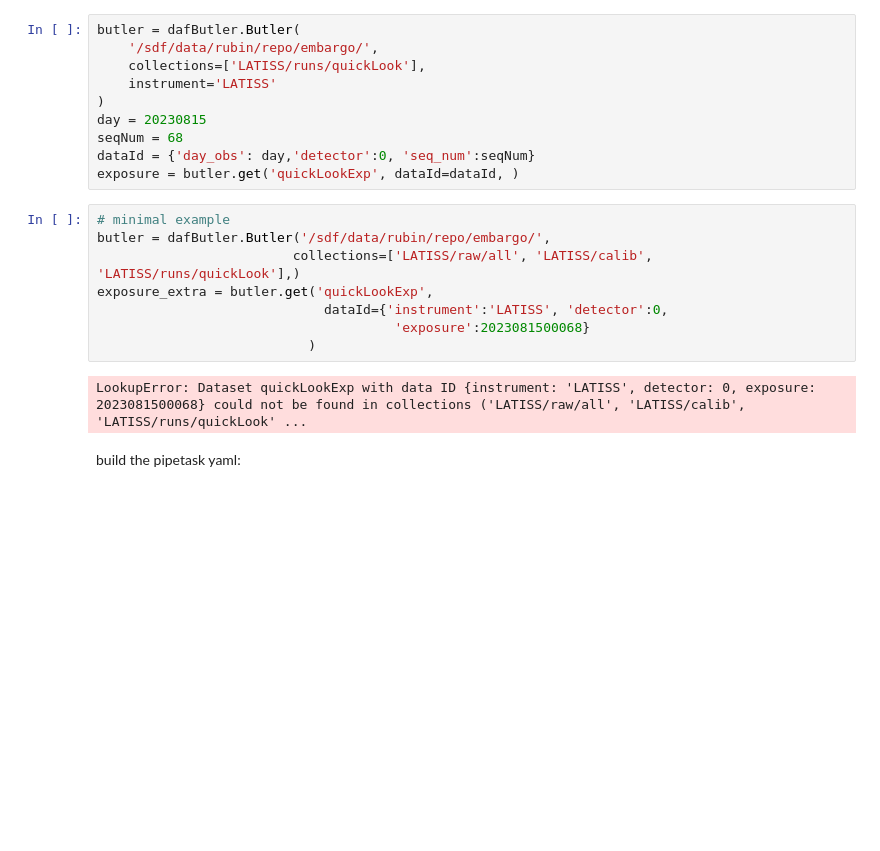
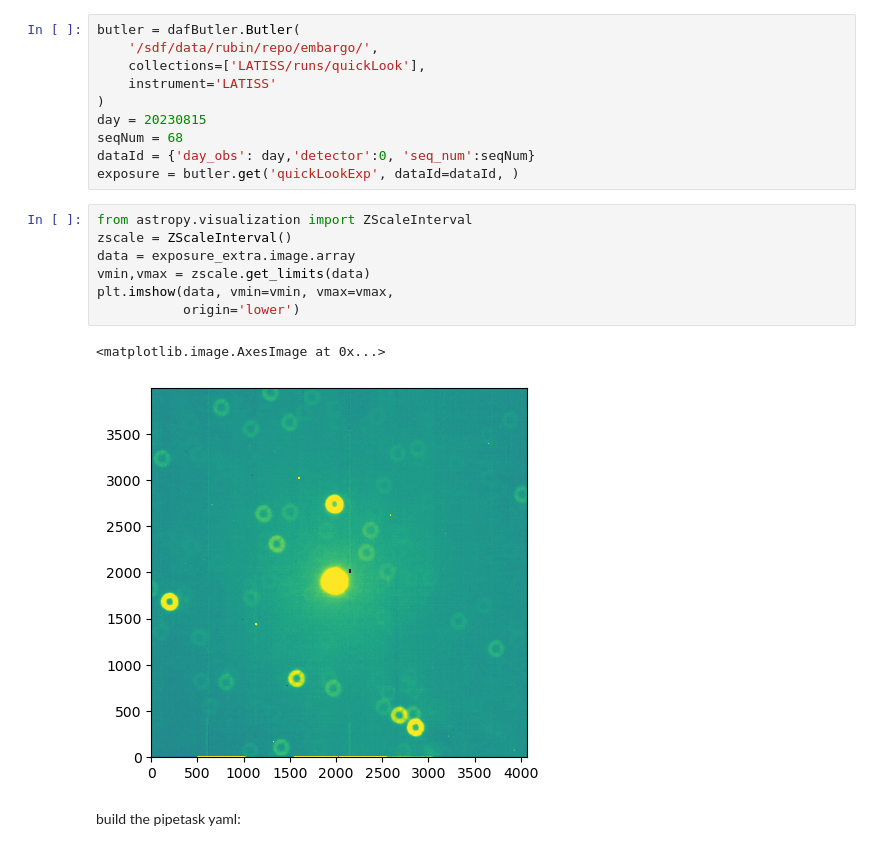
Before and after one commit to suberlak/AOS, a Jupyter notebook: AOS_DM-40493_auxTel_2023-08B_rotation_test.ipynb, the cells around one changed output. Saved outputs shown, nothing was run; the diff lists cells and outputs as text; blank space fills up the shorter version.

```diff
--- a/AOS_DM-40493_auxTel_2023-08B_rotation_test.ipynb
+++ b/AOS_DM-40493_auxTel_2023-08B_rotation_test.ipynb
@@ -185,16 +275,16 @@ day = 20230815
 seqNum = 68
 dataId = {'day_obs': day,'detector':0, 'seq_num':seqNum}
 exposure = butler.get('quickLookExp', dataId=dataId, )
-# %%
-# minimal example
-butler = dafButler.Butler('/sdf/data/rubin/repo/embargo/',
-                         collections=['LATISS/raw/all', 'LATISS/calib', 'LATISS/runs/quickLook'],)
-exposure_extra = butler.get('quickLookExp',
-                             dataId={'instrument':'LATISS', 'detector':0,
-                                      'exposure':2023081500068}
-                           )
-# %% [output]
-LookupError: Dataset quickLookExp with data ID {instrument: 'LATISS', detector: 0, exposure: 2023081500068} could not be found in collections ('LATISS/raw/all', 'LATISS/calib', 'LATISS/runs/quickLook' ...
+# %%
+from astropy.visualization import ZScaleInterval
+zscale = ZScaleInterval()
+data = exposure_extra.image.array
+vmin,vmax = zscale.get_limits(data)
+plt.imshow(data, vmin=vmin, vmax=vmax,
+           origin='lower')
+# %% [output]
+<matplotlib.image.AxesImage at 0x...>
+[figure, added]
 # %% [markdown]
 build the pipetask yaml:
 # %%
```
Also changed, not shown: parts of 31 cells of this notebook.
